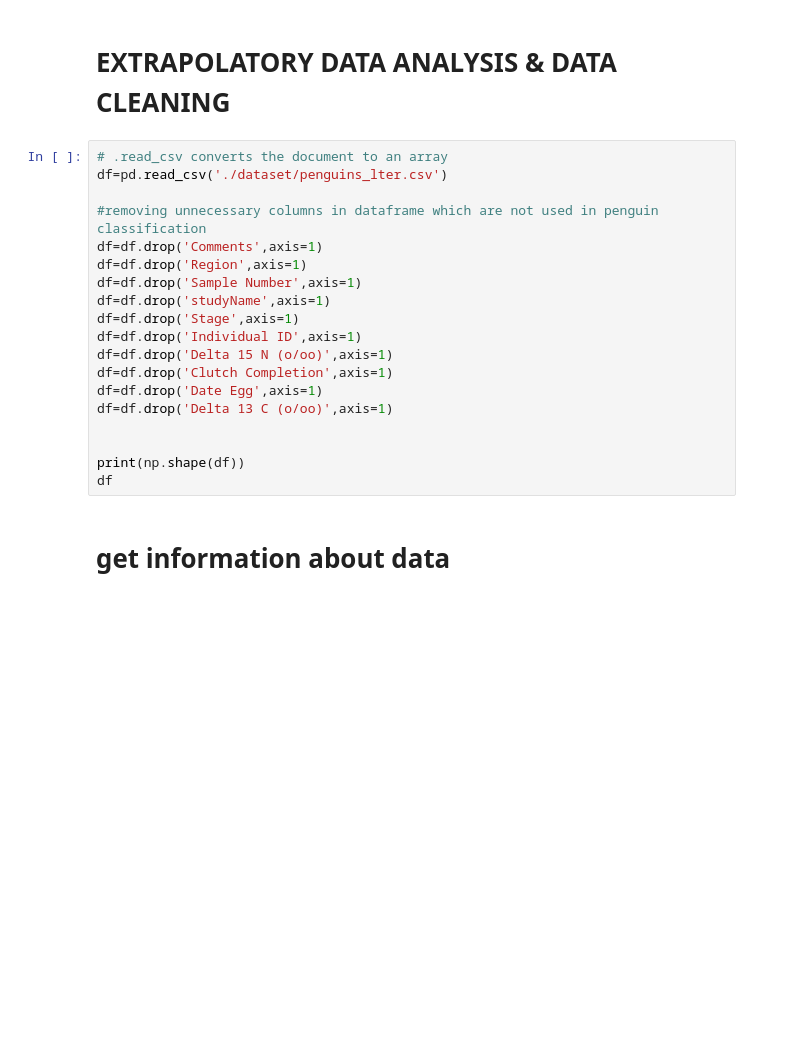
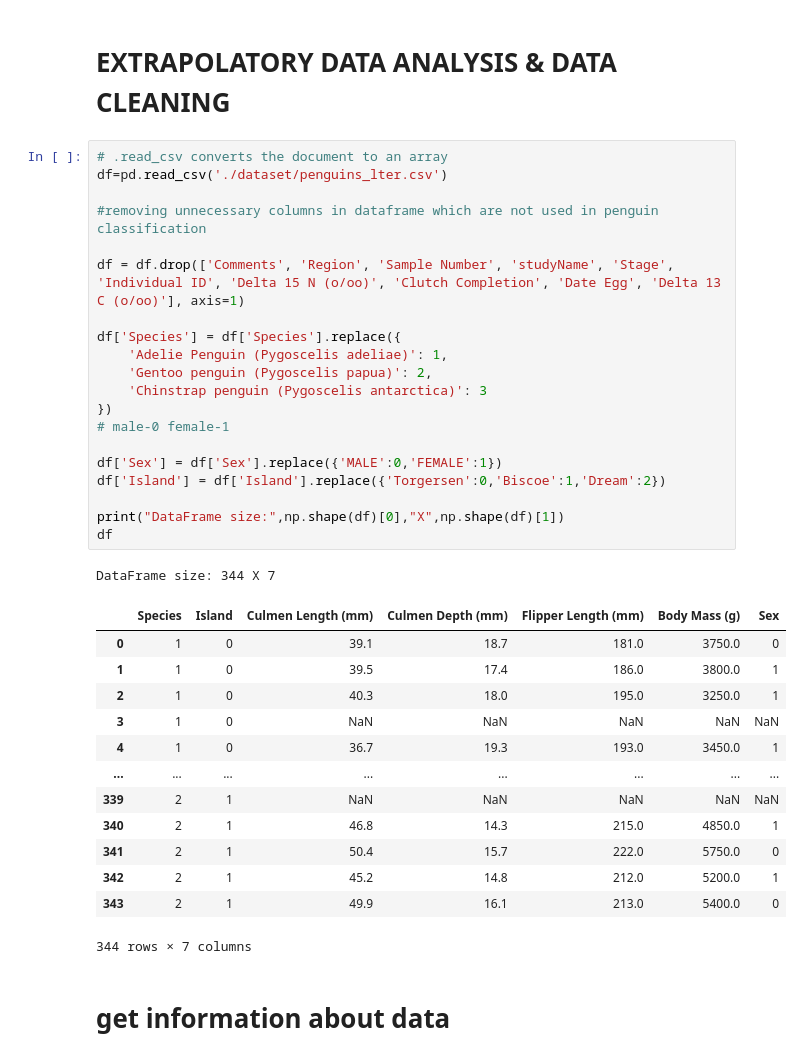
Before and after one commit to Vishwa2684/penguin-classification-using-sklearn, a Jupyter notebook: model.ipynb, the cells around one changed output. Saved outputs shown, nothing was run; the diff lists cells and outputs as text; blank space fills up the shorter version.

```diff
--- a/model.ipynb
+++ b/model.ipynb
@@ -8,22 +8,38 @@ import matplotlib.pyplot as plt
 # %%
 # .read_csv converts the document to an array
 df=pd.read_csv('./dataset/penguins_lter.csv')
 
 #removing unnecessary columns in dataframe which are not used in penguin classification
-df=df.drop('Comments',axis=1)
-df=df.drop('Region',axis=1)
-df=df.drop('Sample Number',axis=1)
-df=df.drop('studyName',axis=1)
-df=df.drop('Stage',axis=1)
-df=df.drop('Individual ID',axis=1)
-df=df.drop('Delta 15 N (o/oo)',axis=1)
-df=df.drop('Clutch Completion',axis=1)
-df=df.drop('Date Egg',axis=1)
-df=df.drop('Delta 13 C (o/oo)',axis=1)
 
+df = df.drop(['Comments', 'Region', 'Sample Number', 'studyName', 'Stage', 'Individual ID', 'Delta 15 N (o/oo)', 'Clutch Completion', 'Date Egg', 'Delta 13 C (o/oo)'], axis=1)
 
-print(np.shape(df))
+df['Species'] = df['Species'].replace({
+    'Adelie Penguin (Pygoscelis adeliae)': 1,
+    'Gentoo penguin (Pygoscelis papua)': 2,
+    'Chinstrap penguin (Pygoscelis antarctica)': 3
+})
+# male-0 female-1
+
+df['Sex'] = df['Sex'].replace({'MALE':0,'FEMALE':1})
+df['Island'] = df['Island'].replace({'Torgersen':0,'Biscoe':1,'Dream':2})
+
+print("DataFrame size:",np.shape(df)[0],"X",np.shape(df)[1])
 df
+# %% [output]
+DataFrame size: 344 X 7
+|  | Species | Island | Culmen Length (mm) | Culmen Depth (mm) | Flipper Length (mm) | Body Mass (g) | Sex |
+| 0 | 1 | 0 | 39.1 | 18.7 | 181.0 | 3750.0 | 0 |
+| 1 | 1 | 0 | 39.5 | 17.4 | 186.0 | 3800.0 | 1 |
+| 2 | 1 | 0 | 40.3 | 18.0 | 195.0 | 3250.0 | 1 |
+| 3 | 1 | 0 | NaN | NaN | NaN | NaN | NaN |
+| 4 | 1 | 0 | 36.7 | 19.3 | 193.0 | 3450.0 | 1 |
+| ... | ... | ... | ... | ... | ... | ... | ... |
+| 339 | 2 | 1 | NaN | NaN | NaN | NaN | NaN |
+| 340 | 2 | 1 | 46.8 | 14.3 | 215.0 | 4850.0 | 1 |
+| 341 | 2 | 1 | 50.4 | 15.7 | 222.0 | 5750.0 | 0 |
+| 342 | 2 | 1 | 45.2 | 14.8 | 212.0 | 5200.0 | 1 |
+| 343 | 2 | 1 | 49.9 | 16.1 | 213.0 | 5400.0 | 0 |
+344 rows × 7 columns
 # %% [markdown]
 <h1>get information about data</h1>
 # %%
```
Also changed, not shown: parts of 12 cells of this notebook.
